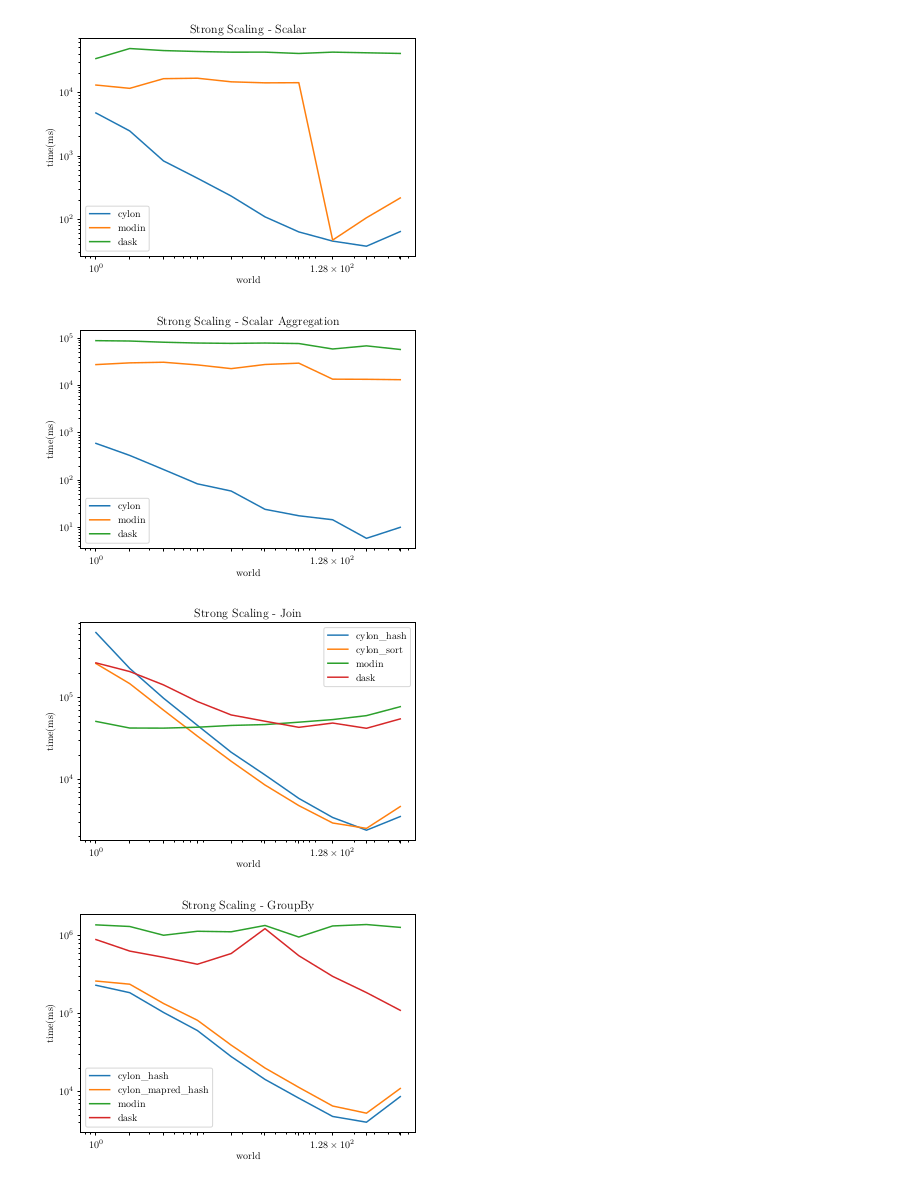
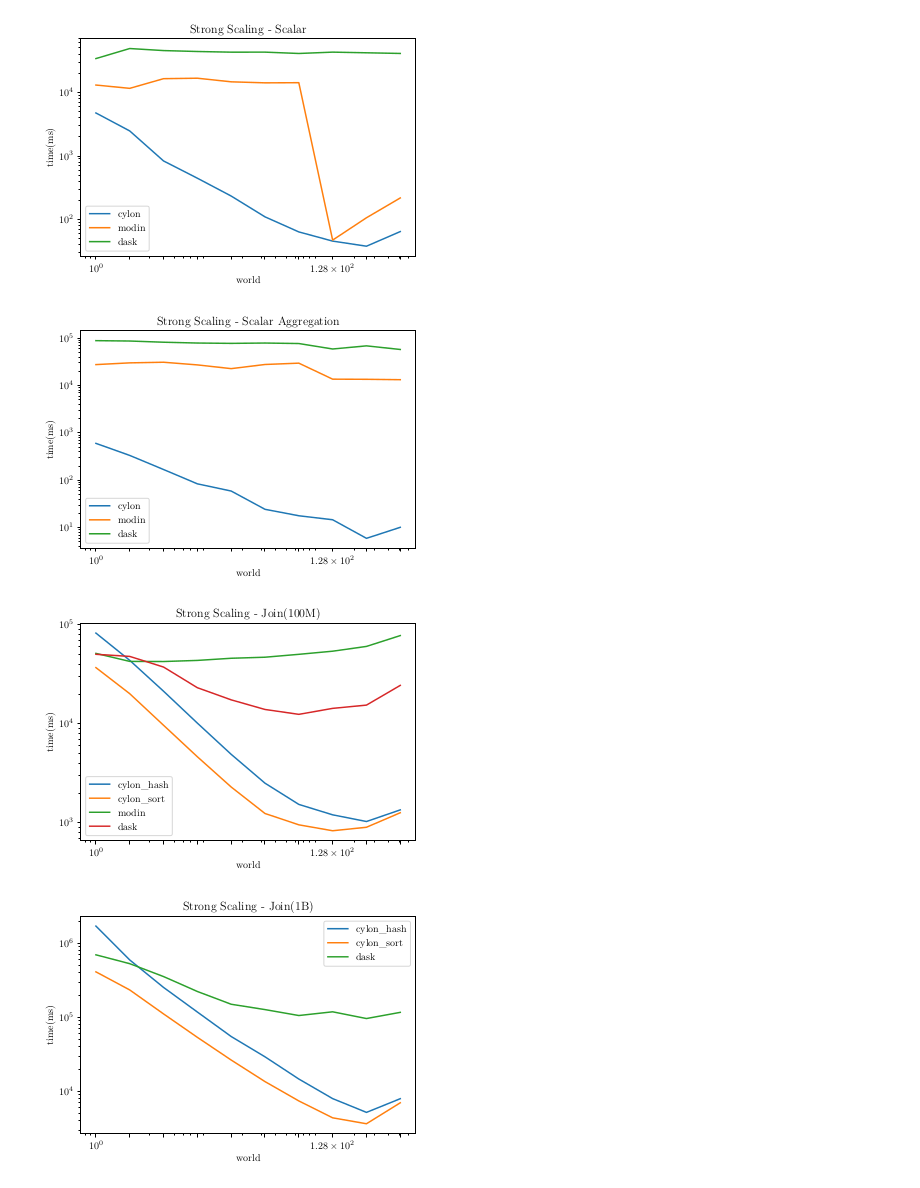
Before and after one commit to cylondata/cylon_experiments, a Jupyter notebook: scripts/graphs.ipynb, the cells around one changed output. Cells and saved outputs as stored; diff of their text form; code cells hidden in the pictures.

Commit message:
adding data files and fix join

```diff
--- a/scripts/graphs.ipynb
+++ b/scripts/graphs.ipynb
@@ -43,22 +43,29 @@ def process_scalar(cy, mod, dask, title, out_file, just_show = False):
 
     plot(data, out_file, title, just_show)
 
-def process_join(cy, mod, dask, title, out_file, just_show = False):
+def process_join(cy, mod, dask, title, out_file, len = 1000000, exclude_modin = False, just_show = False):
     cylon_df = pd.read_csv(cy)
     modin_df = pd.read_csv(mod)
     dask_df = pd.read_csv(dask)
 
-    cylon_hash_avg = sqldf("SELECT world, avg(time) as avg FROM cylon_df WHERE tag like '%hash%' GROUP BY world", locals())
-    cylon_sort_avg = sqldf("SELECT world, avg(time) as avg FROM cylon_df WHERE tag like '%sort%' GROUP BY world", locals())
+    cylon_hash_avg = sqldf("SELECT world, avg(time) as avg FROM cylon_df WHERE tag like '%hash%' and len='"+str(len)+"' GROUP BY world", locals())
+    cylon_sort_avg = sqldf("SELECT world, avg(time) as avg FROM cylon_df WHERE tag like '%sort%' and len='"+str(len)+"' GROUP BY world", locals())
     modin_avg = sqldf("SELECT world, avg(time) as avg FROM modin_df GROUP BY world", locals())
-    dask_avg = sqldf("SELECT world, avg(time) as avg FROM dask_df GROUP BY world", locals())
+    dask_avg = sqldf("SELECT world, avg(time) as avg FROM dask_df WHERE len='"+str(len)+"' GROUP BY world", locals())
 
-    data = sqldf("""SELECT cy.world, cy.avg AS cylon_hash, cys.avg as cylon_sort, md.avg AS modin, da.avg as dask
-        FROM cylon_hash_avg cy
-        JOIN cylon_sort_avg cys ON cy.world = cys.world
-        JOIN modin_avg md ON cy.world = md.world
-        JOIN dask_avg da ON da.world = cy.world
-        """, locals())
+    if exclude_modin:
+        data = sqldf("""SELECT cy.world, cy.avg AS cylon_hash, cys.avg as cylon_sort, da.avg as dask
+            FROM cylon_hash_avg cy
+            JOIN cylon_sort_avg cys ON cy.world = cys.world
+            JOIN dask_avg da ON da.world = cy.world
+            """, locals())
+    else:
+        data = sqldf("""SELECT cy.world, cy.avg AS cylon_hash, cys.avg as cylon_sort, md.avg AS modin, da.avg as dask
+            FROM cylon_hash_avg cy
+            JOIN cylon_sort_avg cys ON cy.world = cys.world
+            JOIN modin_avg md ON cy.world = md.world
+            JOIN dask_avg da ON da.world = cy.world
+            """, locals())
 
     plot(data, out_file, title, just_show)
 
@@ -100,15 +107,16 @@ def process_groupby_cylon(cy, title, out_file, just_show = False):
 # %%
 just_show = False
 
 process_scalar('resultsgraphs/scalar.csv', 'resultsgraphs/modin_scalar.csv', 'resultsgraphs/dask_scalar.csv', 'Strong Scaling - Scalar', 'scalar.pgf', just_show)
 process_scalar('resultsgraphs/scalar-agg.csv', 'resultsgraphs/modin_scalar_agg.csv', 'resultsgraphs/dask_scalar_agg.csv','Strong Scaling - Scalar Aggregation', 'scalar-agg.pgf', just_show)
 
-process_join('resultsgraphs/join.csv', 'resultsgraphs/modin_join.csv', 'resultsgraphs/dask_join.csv','Strong Scaling - Join', 'join.pgf', just_show)
+process_join('resultsgraphs/join.csv', 'resultsgraphs/modin_join.csv', 'resultsgraphs/dask_join.csv','Strong Scaling - Join(100M)', 'join.pgf', len=100000000,just_show = just_show)
+process_join('resultsgraphs/join.csv', 'resultsgraphs/modin_join.csv', 'resultsgraphs/dask_join.csv','Strong Scaling - Join(1B)', 'join.pgf', len=1000000000,exclude_modin = True, just_show = just_show)
 process_groupby('resultsgraphs/groupby.csv', 'resultsgraphs/modin_groupby.csv', 'resultsgraphs/dask_groupby.csv','Strong Scaling - GroupBy', 'groupby.pgf', just_show)
 
 process_groupby_cylon('resultsgraphs/groupby.csv', 'Cylon Group By', 'cylon_groupby.pgf', just_show)
 # %% [output]
 [figure]
 [figure]
-[figure, old version]
+[figure, new version]
-[figure, old version]
+[figure, new version]
```
Also changed, not shown: parts of 1 cell of this notebook, 13 other files.
